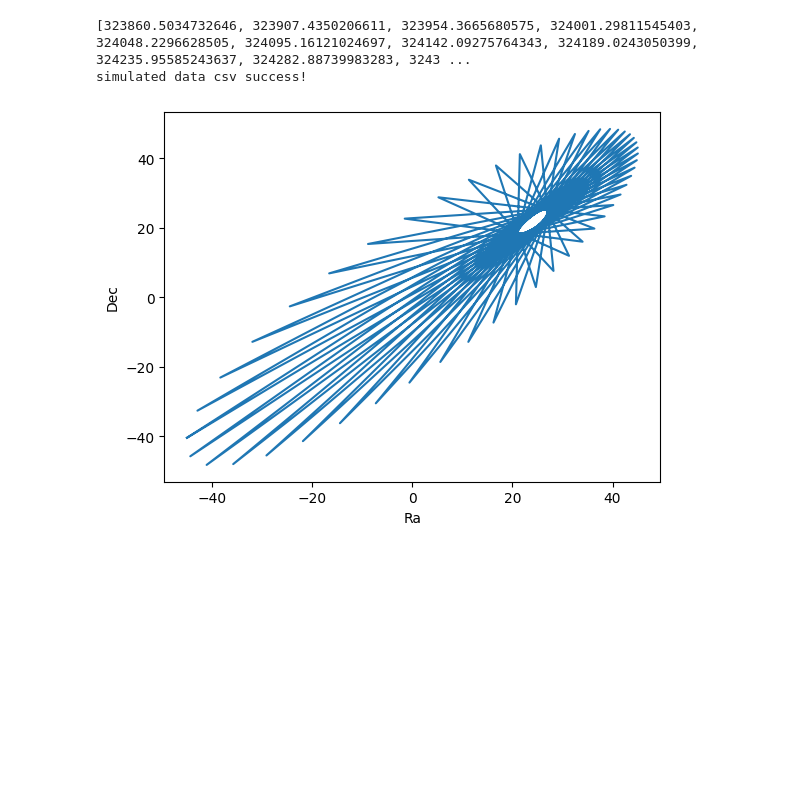
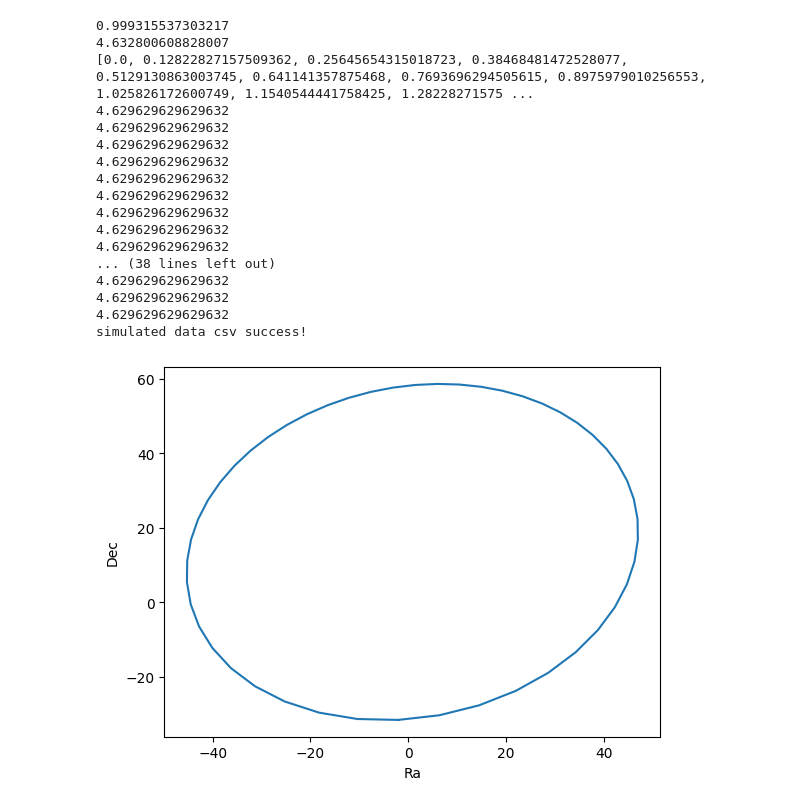
Before and after one commit to Farrmol/CIERA-Research, a Jupyter notebook: OE to Pos and Brightness.ipynb, the cells around one changed output. Cells and saved outputs as stored; diff of their text form; code cells hidden in the pictures; blank space fills up the shorter version.

```diff
--- a/OE to Pos and Brightness.ipynb
+++ b/OE to Pos and Brightness.ipynb
@@ -4,9 +4,10 @@ import numpy as np
 import math
 import matplotlib.pyplot as plt
 from astropy.time import Time
+from astropy import units as u, constants as cst
 
 # orbit values
-r = 50 # [mas]
+r = 50 # projected sma [mas]
 e = 0.3
 inc = np.radians(30) # [radians]
 Omega = np.radians(60) # [radians]
@@ -14,13 +15,21 @@ omega = np.radians(120) # [radians]
 plx = 30 # [mas]
 albedo= 0.5
 tau_ref_epoch = 0 # [mjd]
-# the semimajor axis (a) that is implied here is 1.5au
+T = 365 # [days]
+T_yr = (T*u.day).to(u.yr).value
+print(T_yr)
+t0 = 0
+
+# the semimajor axis (a) that is implied here is r / plx = 5/3 au
+sma = r/plx # [au]
+Mtot = sma**3 / T_yr
+print(Mtot)
 
 # First define functions:
 
 #Here will be the function where we convert time to mean anomaly; we will convert these 5 values:
 # time_values = np.linspace(0, 1, num=50) # [time_values are in years]
-time_values = Time(np.linspace(2000, 2001, num=50), format='decimalyear')
+time_values = Time(np.linspace(0, 365, num=50), format='mjd')
 
 # We can begin defining the conversion and its variables
 # t0 is time since periapsis (when its closest to the star) (years), t is the current time, T is orbital period (in years), a is semi-major axis (in au)
@@ -28,12 +37,11 @@ def time_to_mean_anomaly(t, t0, T):
 
 
 # This is the equation to go from time to mean anomaly
-   mean_anomaly = (2 * math.pi * (t-t0 - tau_ref_epoch)/T)
+   mean_anomaly = (2 * math.pi * (((t-t0)/T) - tau_ref_epoch))
    return mean_anomaly
 
 
-T = 365
-t0 = 0
+
 mean_anomalies = []
 for i in time_values.mjd:
     mean_anomaly = time_to_mean_anomaly(i, t0, T)
@@ -92,19 +100,37 @@ for i in Ecc_anomalies_list:
 
 #print("These are the orbital positions:", orbital_elements_and_true_anomaly_to_positions)
 
-def orbital_elements_and_true_anomaly_to_positions(f, r, e,inc, Omega, omega, plx, albedo):
+def orbital_elements_and_true_anomaly_to_positions(f, eanom, r, e,inc, Omega, omega, plx, albedo):
     # Write the converting function
     # ra & dec should be in units of milliarcseconds (mas)
     # r should also be mas
     # Omega, omega, f, and inc should all be in radians.
-    ra = r*(np.cos(Omega)*np.cos(omega + f) - np.sin(Omega)*np.sin(omega + f)*np.cos(inc))
-    dec = r*(np.sin(Omega)*np.cos(omega + f) - np.cos(Omega)*np.sin(omega + f)*np.cos(inc))
+    sma = r/plx
 
+    radius = sma * (1.0 - e * np.cos(eanom))
+
+    # ra/dec math copied from orbitize
+    c2i2 = np.cos(0.5*inc)**2
+    s2i2 = np.sin(0.5*inc)**2
+    arg1 = f + omega + Omega
+    arg2 = f + omega - Omega
+    c1 = np.cos(arg1)
+    c2 = np.cos(arg2)
+    s1 = np.sin(arg1)
+    s2 = np.sin(arg2)
+
+    ra = radius * (c2i2*s1 - s2i2*s2) * plx
+    dec = radius * (c2i2*c1 + s2i2*c2) * plx
+
+    r_in_arcsec = r * 1e-3
     plx_in_arcsec = plx * 1e-3
-    a = plx_in_arcsec*r # [au]
+    dist = 1/plx_in_arcsec # [pc]
 
-    print(a)
+    a = dist*r_in_arcsec # [au]
 
+    # a**3 = per**2 * Mtot
+
+    print(a**3) # this is the total mass
 
     R = (a*(1-e**2))/(1+e*np.cos(f))
 
@@ -124,8 +150,9 @@ def orbital_elements_and_true_anomaly_to_positions(f, r, e,inc, Omega, omega, pl
 oe_to_pos_ra = []
 oe_to_pos_dec = []
 brightness_new = []
-for i in true_anomalies:
-    ra, dec, brightness = orbital_elements_and_true_anomaly_to_positions(i, r, e, inc, Omega, omega, plx, albedo)
+for i, f in enumerate(true_anomalies):
+    ecc_anom = Ecc_anomalies_list[i]
+    ra, dec, brightness = orbital_elements_and_true_anomaly_to_positions(f, ecc_anom, r, e, inc, Omega, omega, plx, albedo)
 
     oe_to_pos_ra.append(ra)
     oe_to_pos_dec.append(dec)
@@ -167,32 +194,47 @@ import csv
 filename = "simulated_ra_dec_data.csv"
 Object_ID_List = [1] * 50
 raoff_err_list = [0.01] * 50
 decoff_err_list = [0.01] * 50
 
 #with open(filename, mode='w', newline='') as file:
  #   writer = csv.writer(file)
 
     # Write the header with the additional "object_id" column
   #  writer.writerow(["epoch", "object", "raoff", "decoff", "raoff_err", "decoff_err", "brightness"])
 
     # Write the data rows with a unique ID for each object
    # for (epoch, obj, ra, dec, raoff_err, decoff_err, brightness) in (zip(time_values, Object_ID_List, oe_to_pos_ra, oe_to_pos_dec, raoff_err_list, decoff_err_list,  brightness_new)):
     #    writer.writerow([epoch, obj, ra, dec, raoff_err,decoff_err, brightness])
 
 #print("csv file success!!")
 
 with open(filename, mode='w', newline='') as file:
     writer = csv.writer(file)
 
     # Write the header with the additional "object_id" column
     writer.writerow(["epoch", "object", "raoff", "decoff", "raoff_err", "decoff_err"])
 
     # Write the data rows with a unique ID for each object
     for (epoch, obj, ra, dec, raoff_err, decoff_err) in (zip(time_values, Object_ID_List, oe_to_pos_ra, oe_to_pos_dec, raoff_err_list, decoff_err_list)):
         writer.writerow([epoch.mjd, obj, ra, dec, raoff_err,decoff_err])
 
 print("simulated data csv success!")
 # %% [output]
-[323860.5034732646, 323907.4350206611, 323954.3665680575, 324001.29811545403, 324048.2296628505, 324095.16121024697, 324142.09275764343, 324189.0243050399, 324235.95585243637, 324282.88739983283, 3243 ...
+0.999315537303217
+4.632800608828007
+[0.0, 0.12822827157509362, 0.25645654315018723, 0.38468481472528077, 0.5129130863003745, 0.641141357875468, 0.7693696294505615, 0.8975979010256553, 1.025826172600749, 1.1540544441758425, 1.28228271575 ...
+4.629629629629632
+4.629629629629632
+4.629629629629632
+4.629629629629632
+4.629629629629632
+4.629629629629632
+4.629629629629632
+4.629629629629632
+4.629629629629632
+... (38 lines left out)
+4.629629629629632
+4.629629629629632
+4.629629629629632
 simulated data csv success!
-[figure, old version]
+[figure, new version]
```
Also changed, not shown: parts of 1 cell of this notebook, 4 other files.
